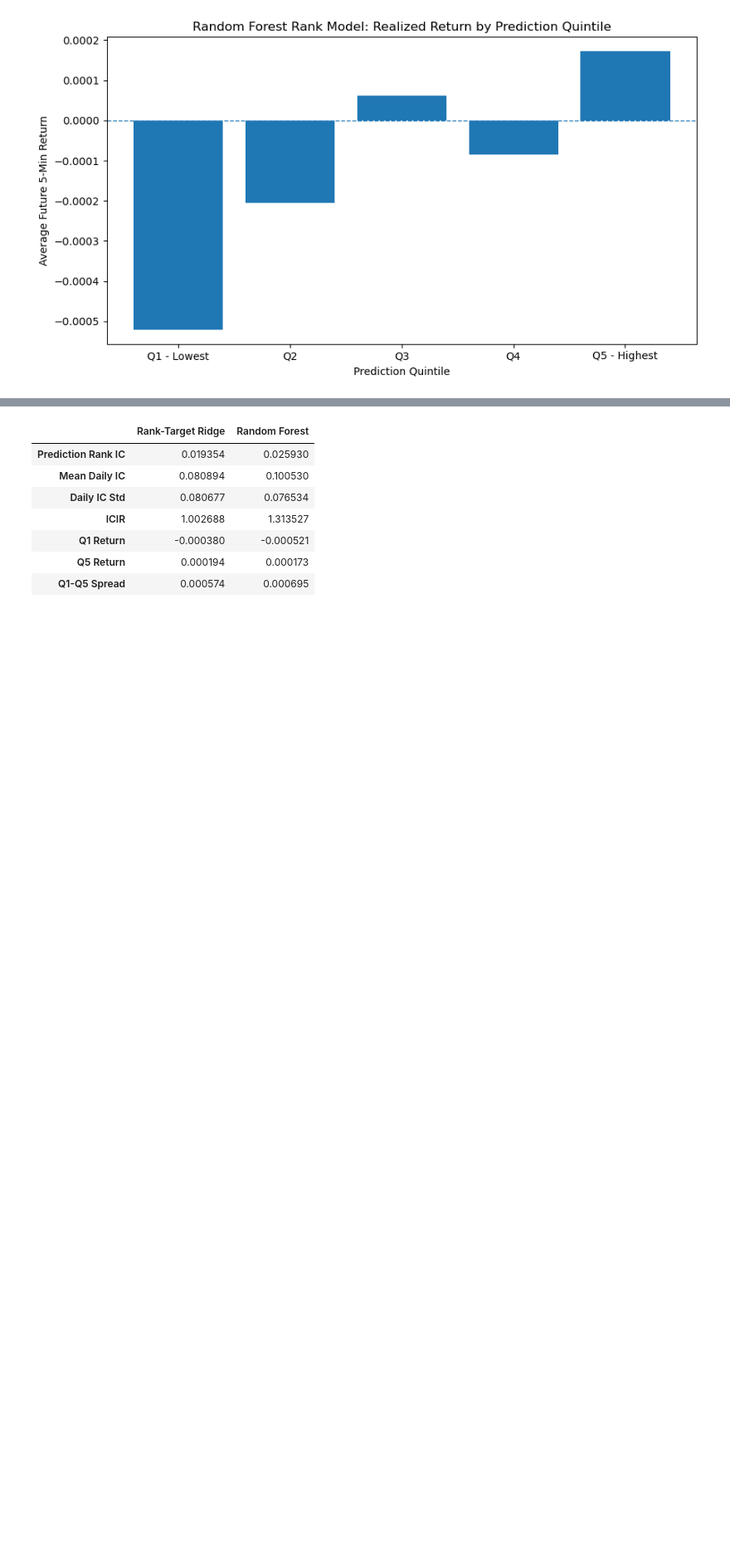
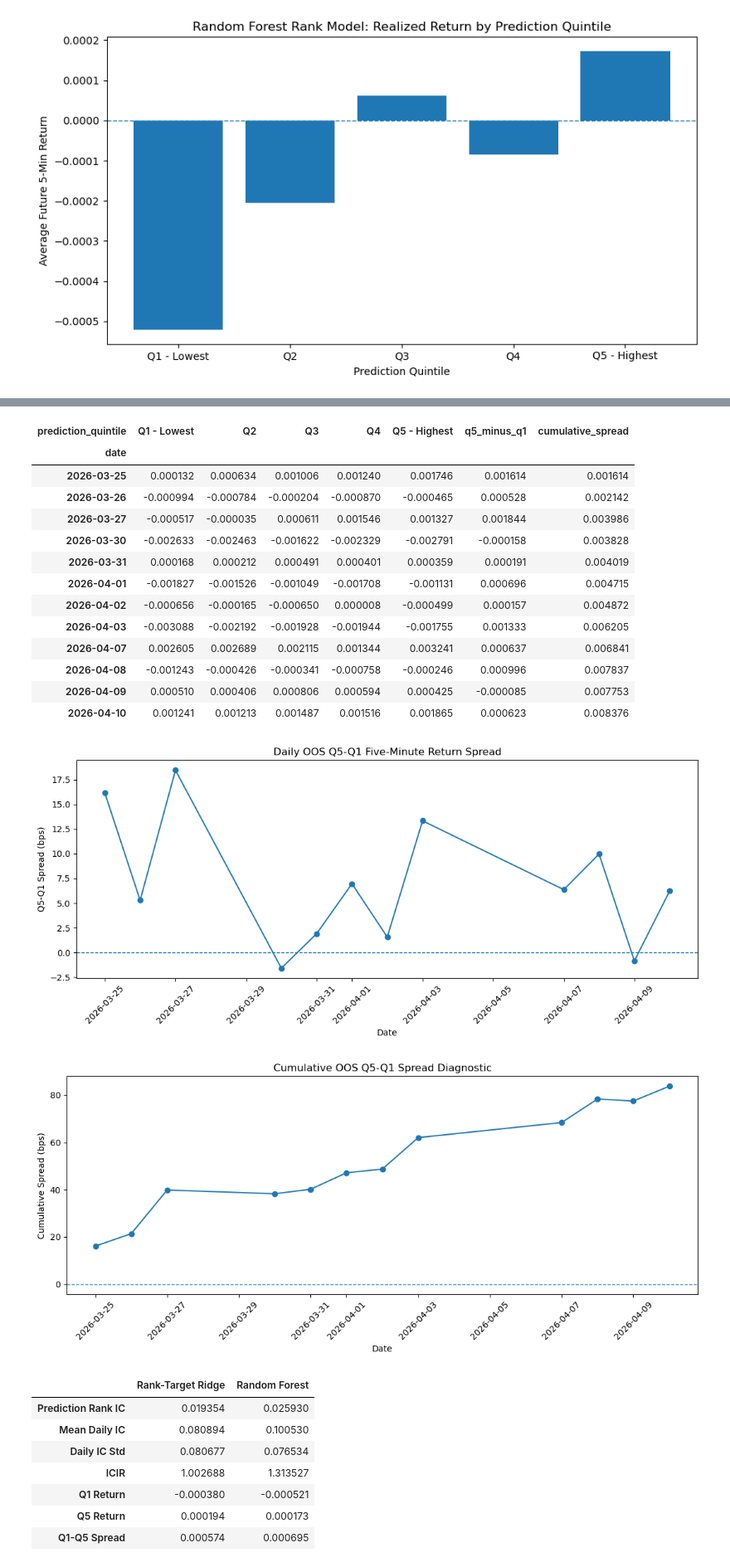
Before and after one commit to xiyuanzhu926/level2-research, a Jupyter notebook: level2-research/notebooks/05_5min_return_price_group_improved.ipynb, the cells around one changed output, grey strips where cells are left out. Shown at 83% size. Saved outputs shown, nothing was run; the diff lists cells and outputs as text; code cells hidden in the pictures; blank space fills up the shorter version.

Commit message:
Push t+5min Return Prediction and First-step Calibration

```diff
--- a/level2-research/notebooks/05_5min_return_price_group_structured.ipynb
+++ b/level2-research/notebooks/05_5min_return_price_group_improved.ipynb
@@ -5065,7 +5422,7 @@ Therefore, the comparison isolates one modeling change:
 
 from sklearn.ensemble import RandomForestRegressor
 
-rolling_window = 10
+rolling_window = ROLLING_WINDOW
 
 all_dates = sorted(
     ranking_model_df["date"]
@@ -5105,14 +5462,7 @@ for i in range(rolling_window, len(all_dates)):
     if len(train_part) == 0 or len(test_part) == 0:
         continue
 
-    rf_model = RandomForestRegressor(
-        n_estimators=200,
-        max_depth=5,
-        min_samples_leaf=50,
-        max_features="sqrt",
-        random_state=42,
-        n_jobs=-1
-    )
+    rf_model = RandomForestRegressor(**CFG.RF_PARAMS)
 
     rf_model.fit(
         train_part[final_features],
@@ -5281,3 +5643,72 @@ plt.show()
+# %%
+# ============================================================
+# OOS Daily Q5-Q1 Spread
+# ============================================================
+
+daily_quintile_return = (
+    rf_rank_pred
+    .groupby(["date", "prediction_quintile"], observed=True)["future_return_5m"]
+    .mean()
+    .unstack()
+)
+
+daily_quintile_return["q5_minus_q1"] = (
+    daily_quintile_return["Q5 - Highest"]
+    - daily_quintile_return["Q1 - Lowest"]
+)
+
+daily_quintile_return["cumulative_spread"] = (
+    daily_quintile_return["q5_minus_q1"]
+    .fillna(0)
+    .cumsum()
+)
+
+display(daily_quintile_return)
+
+plt.figure(figsize=(11, 5))
+plt.plot(
+    daily_quintile_return.index,
+    daily_quintile_return["q5_minus_q1"] * 10000,
+    marker="o",
+)
+plt.axhline(0, linestyle="--", linewidth=1)
+plt.title("Daily OOS Q5-Q1 Five-Minute Return Spread")
+plt.xlabel("Date")
+plt.ylabel("Q5-Q1 Spread (bps)")
+plt.xticks(rotation=45)
+plt.tight_layout()
+plt.show()
+
+plt.figure(figsize=(11, 5))
+plt.plot(
+    daily_quintile_return.index,
+    daily_quintile_return["cumulative_spread"] * 10000,
+    marker="o",
+)
+plt.axhline(0, linestyle="--", linewidth=1)
+plt.title("Cumulative OOS Q5-Q1 Spread Diagnostic")
+plt.xlabel("Date")
+plt.ylabel("Cumulative Spread (bps)")
+plt.xticks(rotation=45)
+plt.tight_layout()
+plt.show()
+# %% [output]
+| prediction_quintile | Q1 - Lowest | Q2 | Q3 | Q4 | Q5 - Highest | q5_minus_q1 | cumulative_spread |
+| date |  |  |  |  |  |  |  |
+| 2026-03-25 | 0.000132 | 0.000634 | 0.001006 | 0.001240 | 0.001746 | 0.001614 | 0.001614 |
+| 2026-03-26 | -0.000994 | -0.000784 | -0.000204 | -0.000870 | -0.000465 | 0.000528 | 0.002142 |
+| 2026-03-27 | -0.000517 | -0.000035 | 0.000611 | 0.001546 | 0.001327 | 0.001844 | 0.003986 |
+| 2026-03-30 | -0.002633 | -0.002463 | -0.001622 | -0.002329 | -0.002791 | -0.000158 | 0.003828 |
+| 2026-03-31 | 0.000168 | 0.000212 | 0.000491 | 0.000401 | 0.000359 | 0.000191 | 0.004019 |
+| 2026-04-01 | -0.001827 | -0.001526 | -0.001049 | -0.001708 | -0.001131 | 0.000696 | 0.004715 |
+| 2026-04-02 | -0.000656 | -0.000165 | -0.000650 | 0.000008 | -0.000499 | 0.000157 | 0.004872 |
+| 2026-04-03 | -0.003088 | -0.002192 | -0.001928 | -0.001944 | -0.001755 | 0.001333 | 0.006205 |
+| 2026-04-07 | 0.002605 | 0.002689 | 0.002115 | 0.001344 | 0.003241 | 0.000637 | 0.006841 |
+| 2026-04-08 | -0.001243 | -0.000426 | -0.000341 | -0.000758 | -0.000246 | 0.000996 | 0.007837 |
+| 2026-04-09 | 0.000510 | 0.000406 | 0.000806 | 0.000594 | 0.000425 | -0.000085 | 0.007753 |
+| 2026-04-10 | 0.001241 | 0.001213 | 0.001487 | 0.001516 | 0.001865 | 0.000623 | 0.008376 |
+[figure, added]
+[figure, added]
 # %%
 # ============================================================
 # 18.4 Rank-Target Ridge vs Random Forest
```
Also changed, not shown: parts of 77 cells of this notebook, 2 other files.
